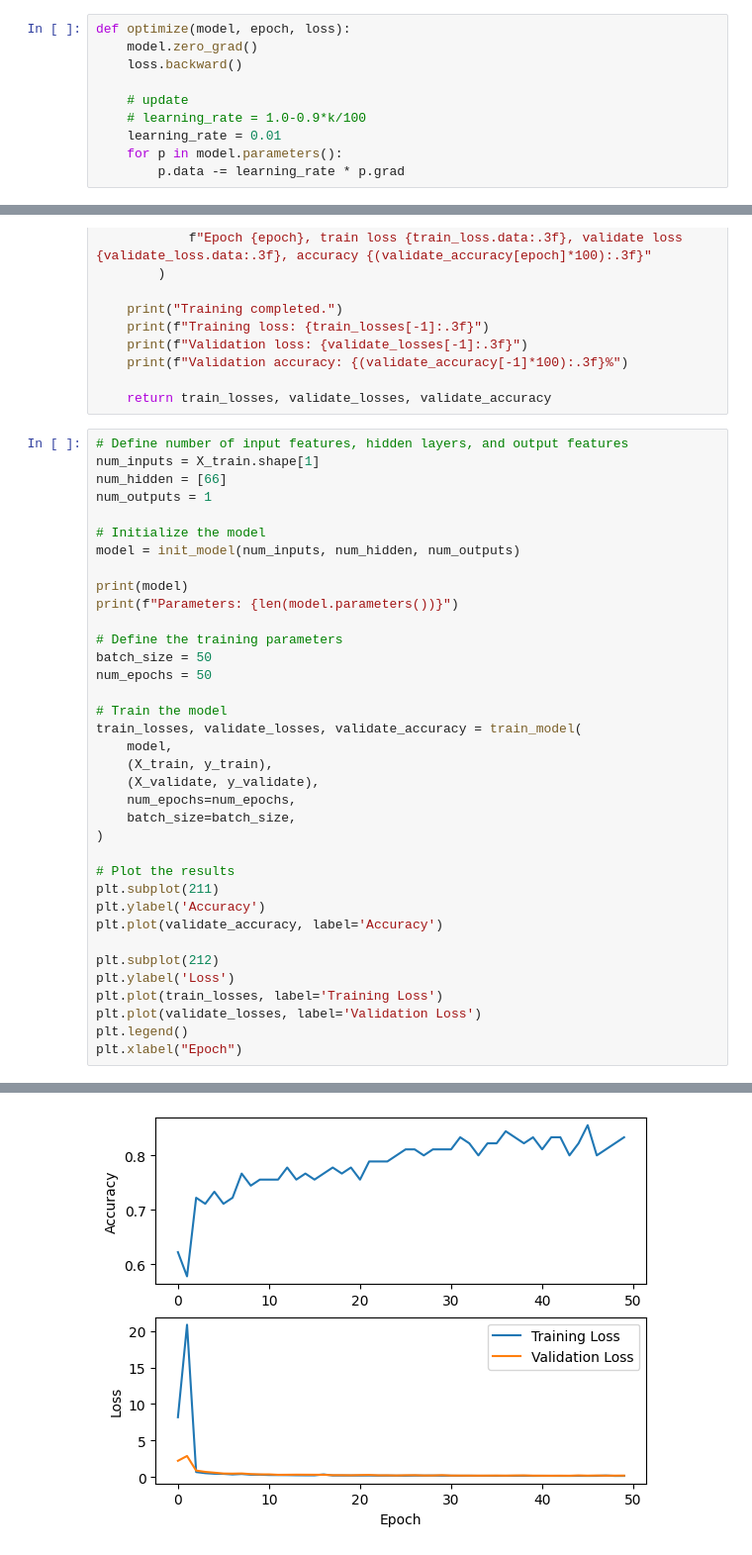
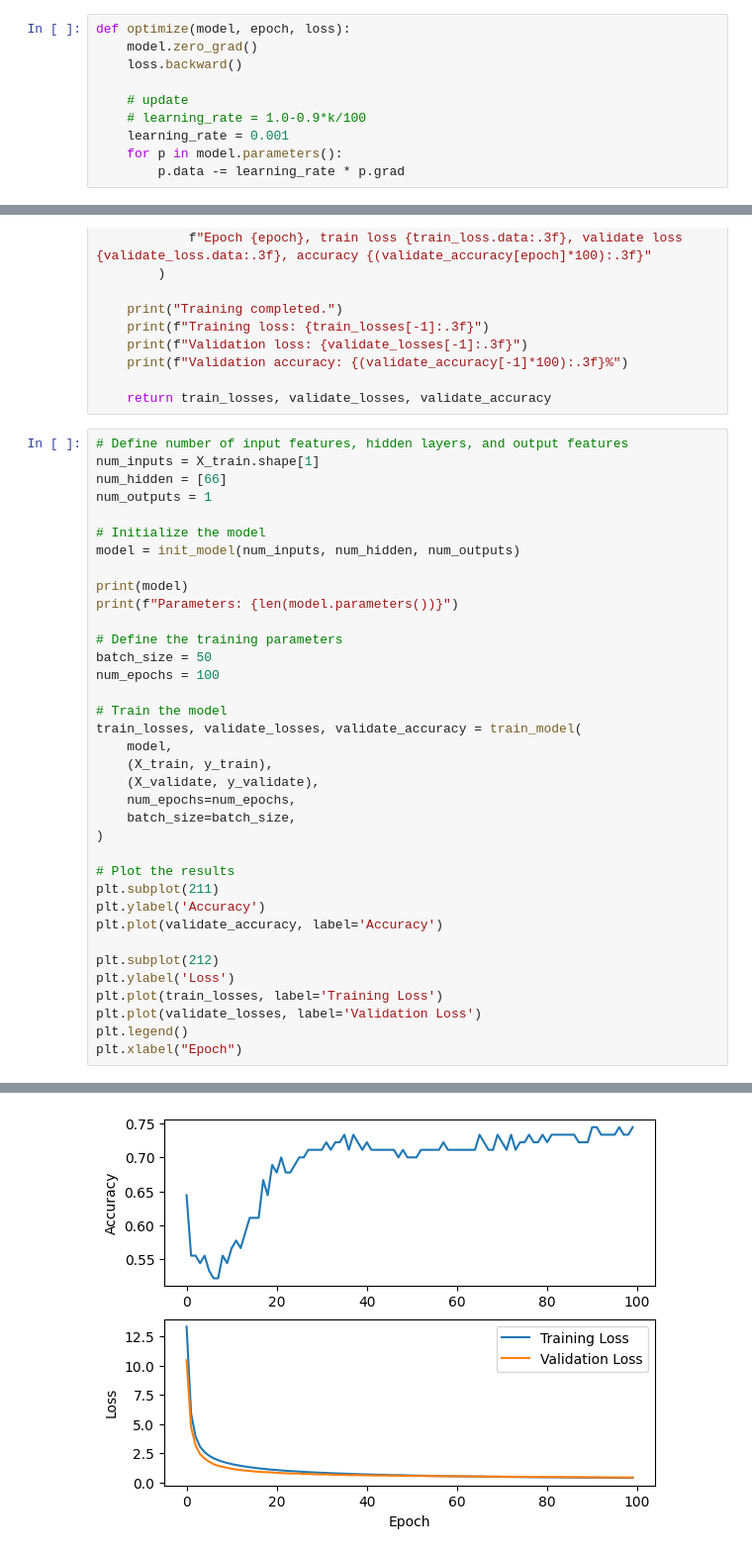
Before and after one commit to zirkelc/micrograd-titanic, a Jupyter notebook: micrograd.ipynb, the cells around one changed output, grey strips where cells are left out. Shown: that part at 99% size. Saved outputs shown, nothing was run; the diff lists cells and outputs as text.

```diff
--- a/micrograd.ipynb
+++ b/micrograd.ipynb
@@ -309,7 +309,7 @@ def optimize(model, epoch, loss):
 
     # update
     # learning_rate = 1.0-0.9*k/100
-    learning_rate = 0.01
+    learning_rate = 0.001
     for p in model.parameters():
         p.data -= learning_rate * p.grad
 # %%
@@ -391,7 +391,7 @@ print(f"Parameters: {len(model.parameters())}")
 
 # Define the training parameters
 batch_size = 50
-num_epochs = 50
+num_epochs = 100
 
 # Train the model
 train_losses, validate_losses, validate_accuracy = train_model(
@@ -434,5 +434,5 @@ Validation accuracy: 83.333%
 Text(0.5, 0, 'Epoch')
-[figure, old version]
+[figure, new version]
 # %%
 # Input features from the scaled test dataset
 test_features = test_scaled_df.to_numpy()
```
Also changed, not shown: parts of 2 cells of this notebook.
